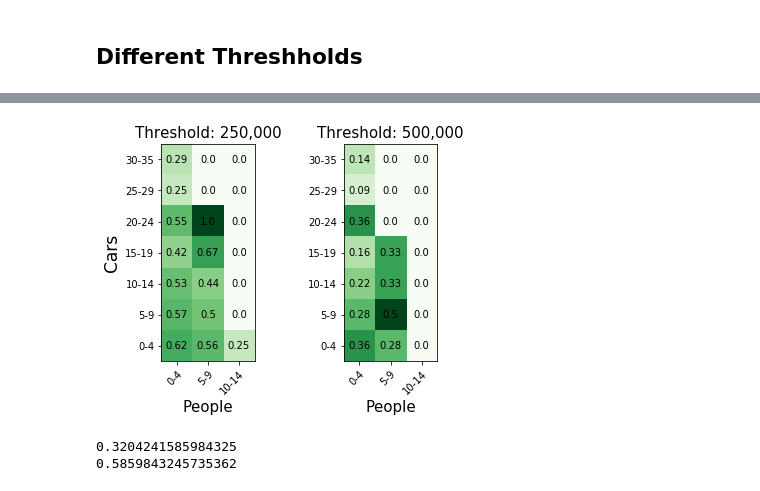
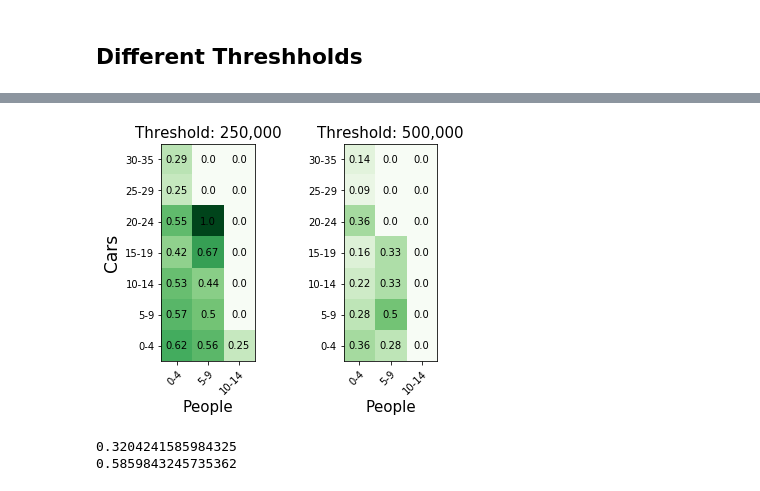
Before and after one commit to ivaroli/DataInTheWild, a Jupyter notebook: Analysis/Classifiers and Regression.ipynb, the cells around one changed output, grey strips where cells are left out. Saved outputs shown, nothing was run; the diff lists cells and outputs as text; code cells hidden in the pictures.

```diff
--- a/Analysis/Classifiers and Regression.ipynb
+++ b/Analysis/Classifiers and Regression.ipynb
@@ -243,29 +119,29 @@ r: 0.7274678111587983
 # %% [markdown]
 ## Different Threshholds
 # %%
-wealthy2=[int]*len(regcap)
+wealthy_25=[int]*len(regcap)
 for i,cap in enumerate(regcap):
     if cap > 250000:
-        wealthy2[i]=1
+        wealthy_25[i]=1
     else:
-        wealthy2[i]=0
-print((len(wealthy2)-len([n for n in wealthy2 if n==1]))/len(wealthy2),len([n for n in wealthy2 if n==1]))
+        wealthy_25[i]=0
+print(f"Proporiton of wealthy companies 250,000: {len([n for n in wealthy_25 if n==1])/len(wealthy_25)}")
 
-wealthy3=[int]*len(regcap)
+wealthy_mil=[int]*len(regcap)
 for i,cap in enumerate(regcap):
     if cap > 1000000:
-        wealthy3[i]=1
+        wealthy_mil[i]=1
     else:
-        wealthy3[i]=0
-print((len(wealthy3)-len([n for n in wealthy3 if n==1]))/len(wealthy3),len([n for n in wealthy3 if n==1]))
+        wealthy_mil[i]=0
+print(f"Proporiton of wealthy companies 1,000,000: {len([n for n in wealthy_mil if n==1])/len(wealthy_mil)}")
 
 
 #What if it's 500,000 or above?
-wealthy4=[int]*len(regcap)
+wealthy_inclusive=[int]*len(regcap)
 for i,cap in enumerate(regcap):
     if cap >= 500000:
-        wealthy4[i]=1
+        wealthy_inclusive[i]=1
     else:
-        wealthy4[i]=0
-print((len(wealthy4)-len([n for n in wealthy4 if n==1]))/len(wealthy4),len([n for n in wealthy4 if n==1]))
+        wealthy_inclusive[i]=0
+print(f"Proporiton of wealthy companies 500,000 inclusive: {len([n for n in wealthy_inclusive if n==1])/len(wealthy_inclusive)}")
 # %% [output]
@@ -304,7 +169,6 @@ LogisticRegression(C=1.0, class_weight='balanced', dual=False,
 # %%
-objects=pd.DataFrame(list(zip(objects["NumCars"],objects["NumPeople"],wealthy)))
-objects.columns =['NumCars', 'NumPeople', 'Wealthy']
 def splitter(obje):
+    """Splits the values of objects for the heatmap."""
     obj=[]
     obj.append(obje[(obje["NumCars"]<5) & (obje["NumPeople"]<5)])
     obj.append(obje[(obje["NumCars"]<5) & (obje["NumPeople"]>4) & (obje["NumPeople"]<10)])
@@ -339,15 +203,15 @@ def get_val(objec):
             value.append(o["Wealthy"].sum()/len(o))
     return value
 # %%
-objects3=pd.DataFrame(list(zip(objects["NumCars"],objects["NumPeople"],wealthy2)))
-objects3.columns =['NumCars', 'NumPeople', 'Wealthy']
+objects_25=pd.DataFrame(list(zip(objects["NumCars"],objects["NumPeople"],wealthy_25)))
+objects_25.columns =['NumCars', 'NumPeople', 'Wealthy']
 # %%
 Cars = ["0-4", "5-9", "10-14", "15-19", "20-24", "25-29", "30-35"]
 Cars.reverse()
 People = ["0-4", "5-9", "10-14"]
 
 vlue = []
-value2 = get_val(objects3)
+value2 = get_val(objects_25)
 for i in range(7):
     v=[]
     for j in range(3):
@@ -357,7 +221,7 @@ vlue.reverse()
 vlue = np.array(vlue,dtype=np.float)
 
 fig, (ax1, ax2) = plt.subplots(1,2)
-im = ax1.imshow(vlue,cmap="Greens")
+im = ax1.imshow(vlue,cmap="Greens", vmin = 0, vmax = 1)
 # Show all ticks and label them with the respective list entries
 ax1.set_xticks(np.arange(len(People)))
 ax1.set_yticks(np.arange(len(Cars)))
@@ -385,34 +249,34 @@ for i in range(7):
     v=[]
     for j in range(3):
         v.append(round(value[i*3+j],2))
     vlue.append(v)
 vlue.reverse()
 vlue = np.array(vlue,dtype=np.float)
 
 #fig, ax = plt.subplots()
-im = ax2.imshow(vlue,cmap="Greens")
+im = ax2.imshow(vlue,cmap="Greens", vmin = 0, vmax = 1)
 
 # Show all ticks and label them with the respective list entries
 ax2.set_xticks(np.arange(len(People)))
 ax2.set_yticks(np.arange(len(Cars)))
 
 ax2.set_xticklabels(People)
 ax2.set_yticklabels(Cars)
 ax2.set_xlabel("People", size=15)
 
 # Rotate the tick labels and set their alignment.
 plt.setp(ax2.get_xticklabels(), rotation=45, ha="right",
          rotation_mode="anchor")
 
 # Loop over data dimensions and create text annotations.
 for i in range(len(Cars)):
     for j in range(len(People)):
         text = ax2.text(j, i, vlue[i, j],
                        ha="center", va="center", color="black")
 
 ax2.set_title("Threshold: 500,000", size=15)
 plt.show()
 # %% [output]
-[figure, old version]
+[figure, new version]
 # %%
 print(len([n for n in wealthy if n == 1])/len(wealthy))
```
Also changed, not shown: parts of 28 cells of this notebook.
